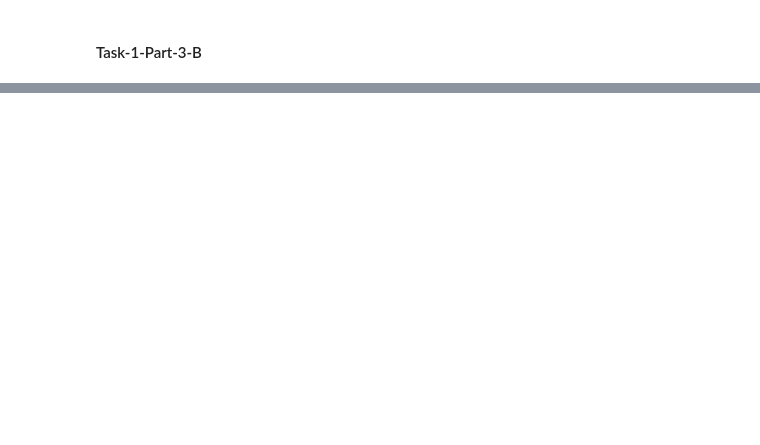
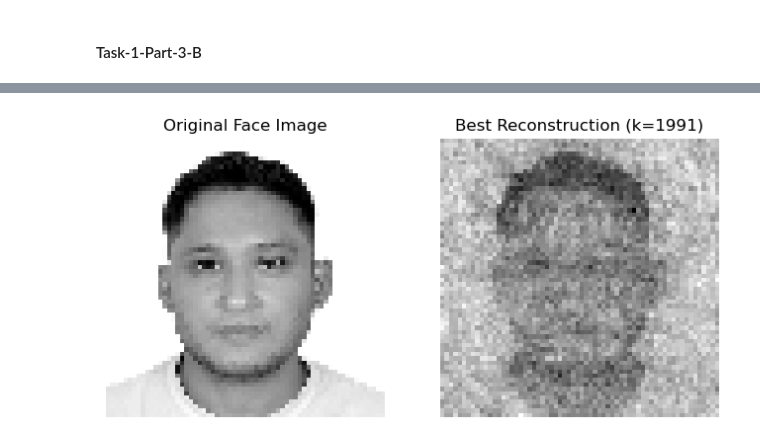
Before and after one commit to pradeepkhadka505/7144CEM_CourseWork, a Jupyter notebook: Task-1.ipynb, the cells around one changed output, grey strips where cells are left out. Drawn from its saved outputs; the diff is of its cells as text; code cells hidden in the pictures; blank space fills up the shorter version.

```diff
--- a/Task-1.ipynb
+++ b/Task-1.ipynb
@@ -185,0 +223,28 @@ Expected times to reach Idle from each state (Working, Broken, Repair): [9.5  8.
+# %%
+# numpy .cov help calculate covariance C
+C = np.cov(Xsub)
+print('The covariance of Matrix C is: \n ', C, '\n')
+
+#linalg.eigh allows to calculate eigen values (V) & vectors (P) using covariance C
+V, P = np.linalg.eigh(C)
+#Reverse the entries in V and the columns of P to order eigenvalues in descending order
+V = V[::-1]   #reversing by ::-1
+P = P[:, ::-1]
+
+# An orthogonal matrix P should satisfy matrix dot product and eye checks identity matrix
+orthogonal_check = np.allclose(np.dot(P.T, P), np.eye(P.shape[1]))
+if(orthogonal_check == True):
+    print('Matrix is Orthogonal and Identity matrix')
+else:
+    print('Matrix is not Orthogonal and not Identity matrix')
+#eigenfaces corresponding to the 8 largest eigenvalues
+fig, axes = plt.subplots(2, 4, figsize=(8, 4))
+axes = axes.ravel()
+for i in range(8):
+    # Reshaping each eigenvector to a 64x64 image to check as an eigenface
+    eigenface = P[:, i].reshape(64,64)
+    axes[i].imshow(eigenface, cmap=plt.cm.gray)
+    axes[i].set_title(f"Eigen-face {i+1}")
+    axes[i].axis("off")
+plt.tight_layout()
+plt.show()
@@ -185,0 +361,18 @@ Expected times to reach Idle from each state (Working, Broken, Repair): [9.5  8.
+# %%
+# best partial reconstruction using the largest k value
+best_k = k_values[-1]
+best_reconstruction = (P[:, :best_k] @ y_me[:best_k]) + xbar
+best_reconstruction_image = best_reconstruction.reshape(64, 64)
+
+# Plot the original and best reconstruction images
+fig, axes = plt.subplots(1, 2, figsize=(8, 4))
+axes[0].imshow(image_me.reshape(64, 64), cmap=plt.cm.gray)
+axes[0].set_title("Original Face Image")
+axes[0].axis("off")
+
+axes[1].imshow(best_reconstruction_image, cmap=plt.cm.gray)
+axes[1].set_title(f"Best Reconstruction (k={best_k})")
+axes[1].axis("off")
+plt.show()
+# %% [output]
+[figure, added]
```
Also changed, not shown: parts of 26 cells of this notebook.
